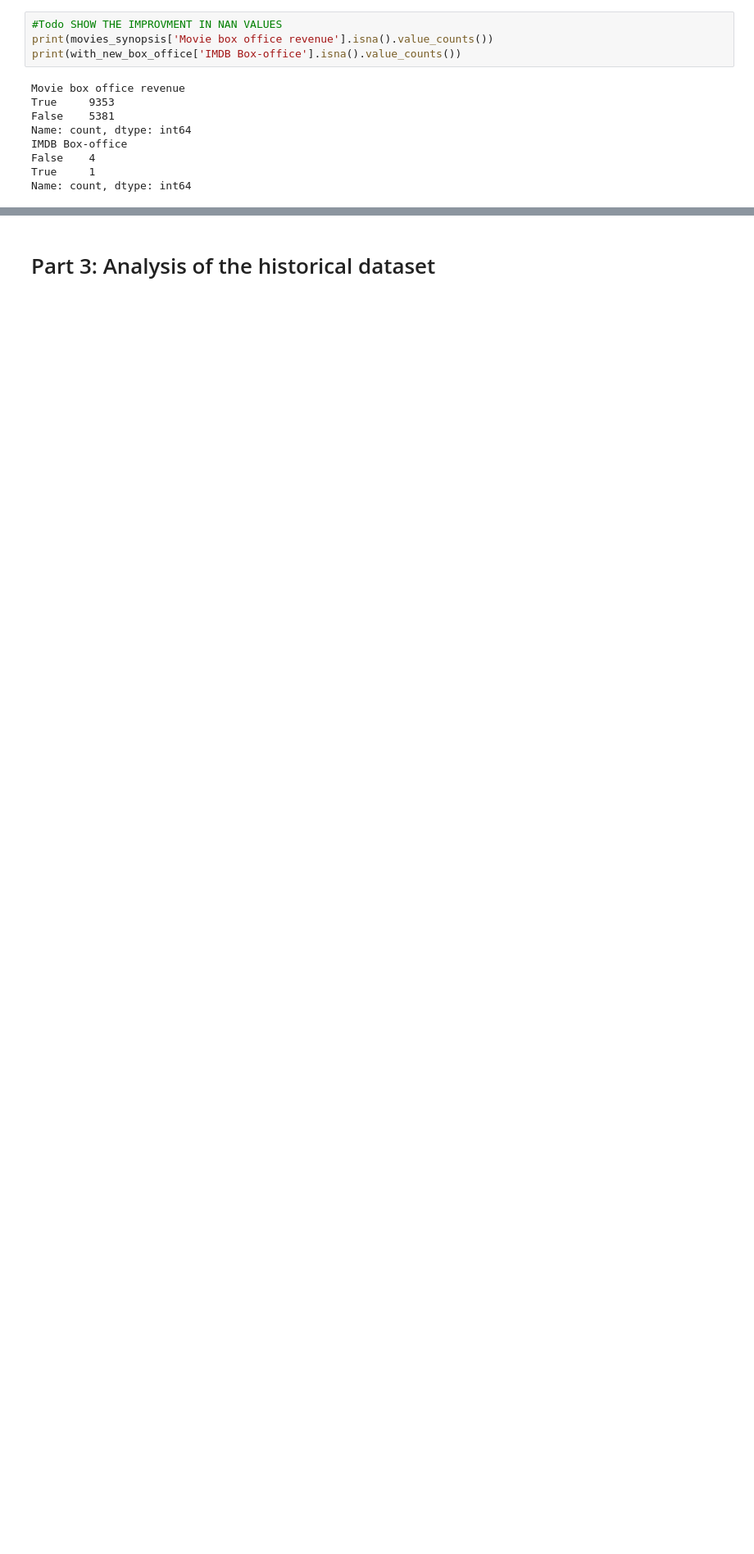
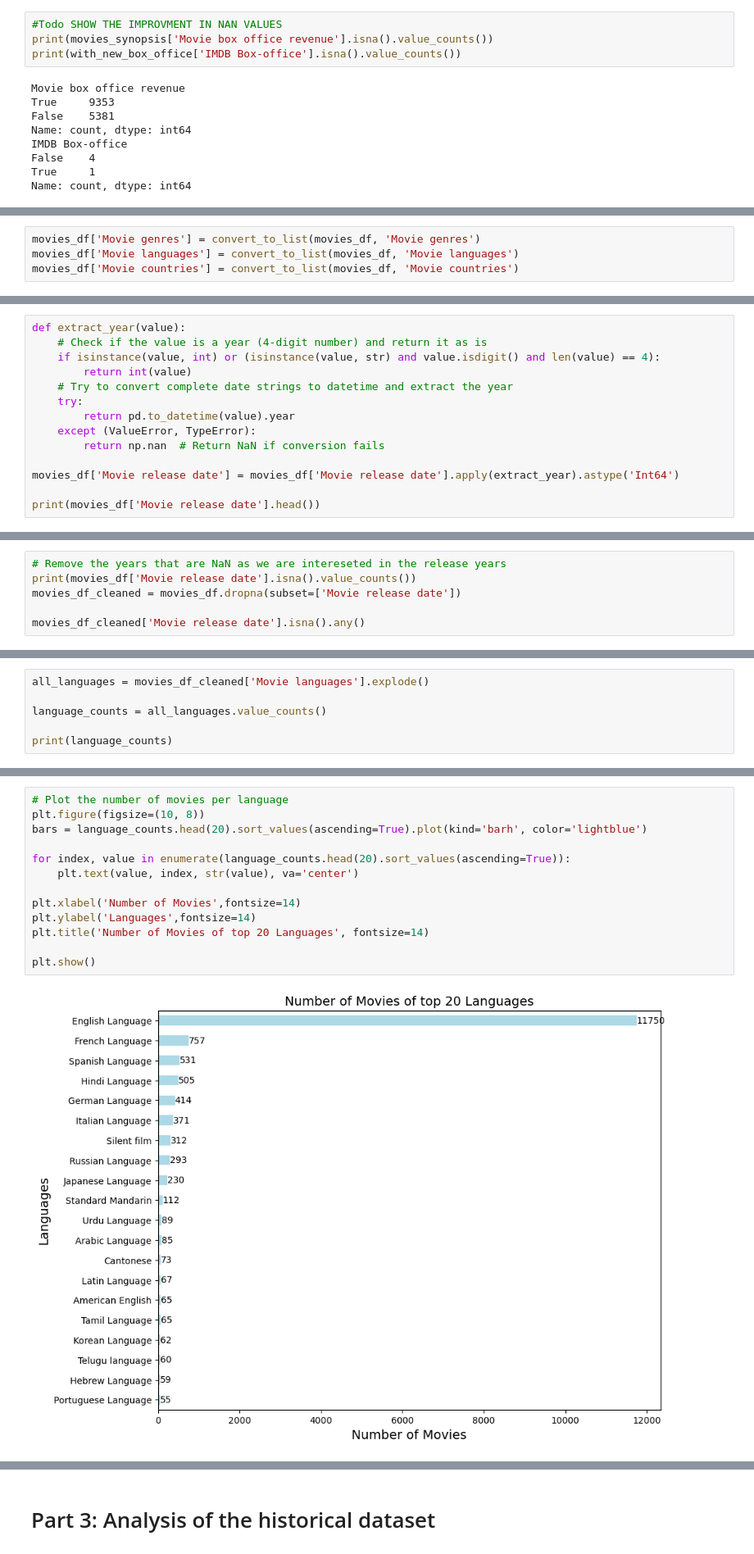
Before and after one commit to epfl-ada/ada-2024-project-padawans, a Jupyter notebook: P2.ipynb, the cells around one changed output, grey strips where cells are left out. Shown at 82% size. Saved outputs shown, nothing was run; the diff lists cells and outputs as text; blank space fills up the shorter version.

```diff
--- a/P2.ipynb
+++ b/P2.ipynb
@@ -281,0 +334,4 @@ Name: count, dtype: int64
+# %%
+movies_df['Movie genres'] = convert_to_list(movies_df, 'Movie genres')
+movies_df['Movie languages'] = convert_to_list(movies_df, 'Movie languages')
+movies_df['Movie countries'] = convert_to_list(movies_df, 'Movie countries')
@@ -281,0 +349,14 @@ Name: count, dtype: int64
+# %%
+def extract_year(value):
+    # Check if the value is a year (4-digit number) and return it as is
+    if isinstance(value, int) or (isinstance(value, str) and value.isdigit() and len(value) == 4):
+        return int(value)
+    # Try to convert complete date strings to datetime and extract the year
+    try:
+        return pd.to_datetime(value).year
+    except (ValueError, TypeError):
+        return np.nan  # Return NaN if conversion fails
+
+movies_df['Movie release date'] = movies_df['Movie release date'].apply(extract_year).astype('Int64')
+
+print(movies_df['Movie release date'].head())
@@ -281,0 +372,6 @@ Name: count, dtype: int64
+# %%
+# Remove the years that are NaN as we are intereseted in the release years
+print(movies_df['Movie release date'].isna().value_counts())
+movies_df_cleaned = movies_df.dropna(subset=['Movie release date'])
+
+movies_df_cleaned['Movie release date'].isna().any()
@@ -281,0 +386,6 @@ Name: count, dtype: int64
+# %%
+all_languages = movies_df_cleaned['Movie languages'].explode()
+
+language_counts = all_languages.value_counts()
+
+print(language_counts)
@@ -281,0 +411,15 @@ Name: count, dtype: int64
+# %%
+# Plot the number of movies per language
+plt.figure(figsize=(10, 8))
+bars = language_counts.head(20).sort_values(ascending=True).plot(kind='barh', color='lightblue')
+
+for index, value in enumerate(language_counts.head(20).sort_values(ascending=True)):
+    plt.text(value, index, str(value), va='center')
+
+plt.xlabel('Number of Movies',fontsize=14)
+plt.ylabel('Languages',fontsize=14)
+plt.title('Number of Movies of top 20 Languages', fontsize=14)
+
+plt.show()
+# %% [output]
+[figure, added]
```
Also changed, not shown: parts of 19 cells of this notebook, 1 other file.
